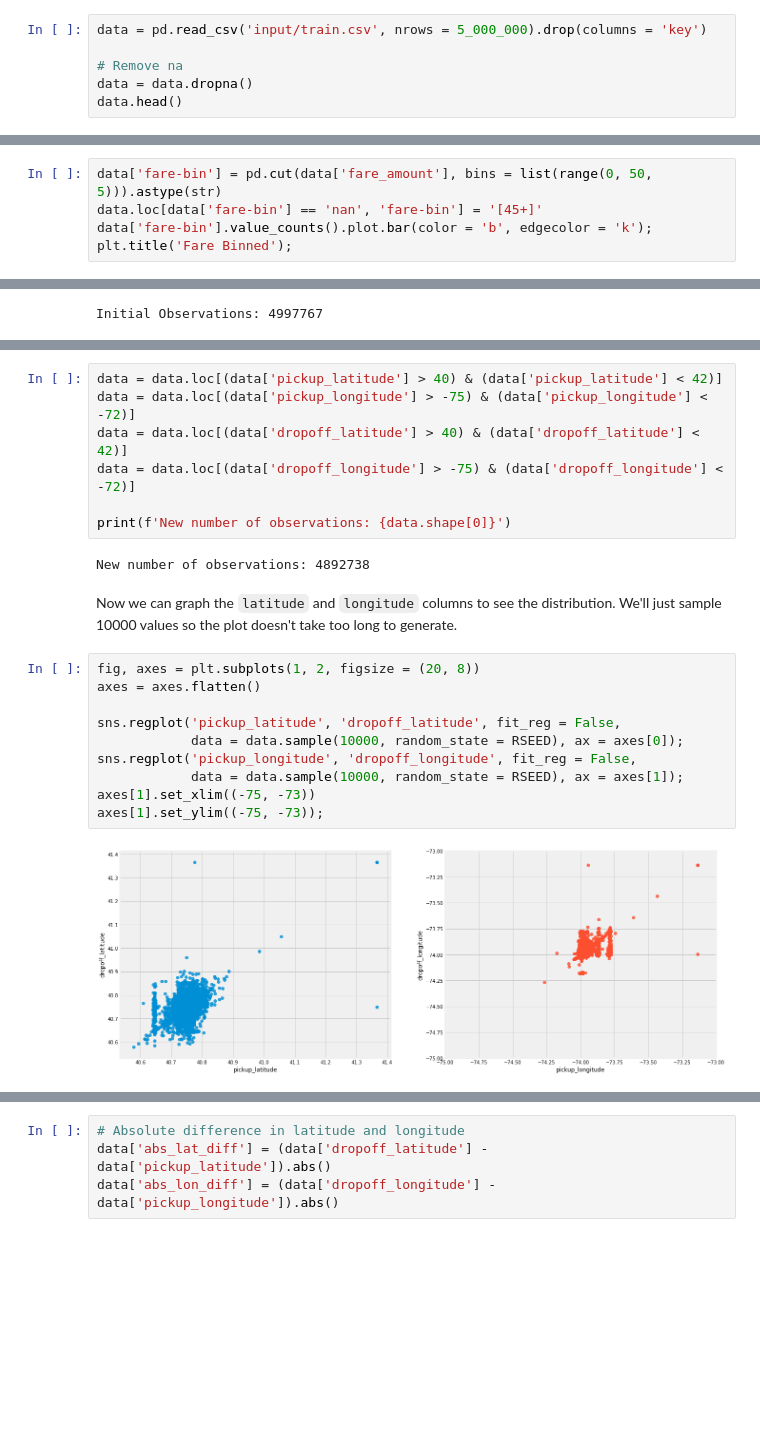
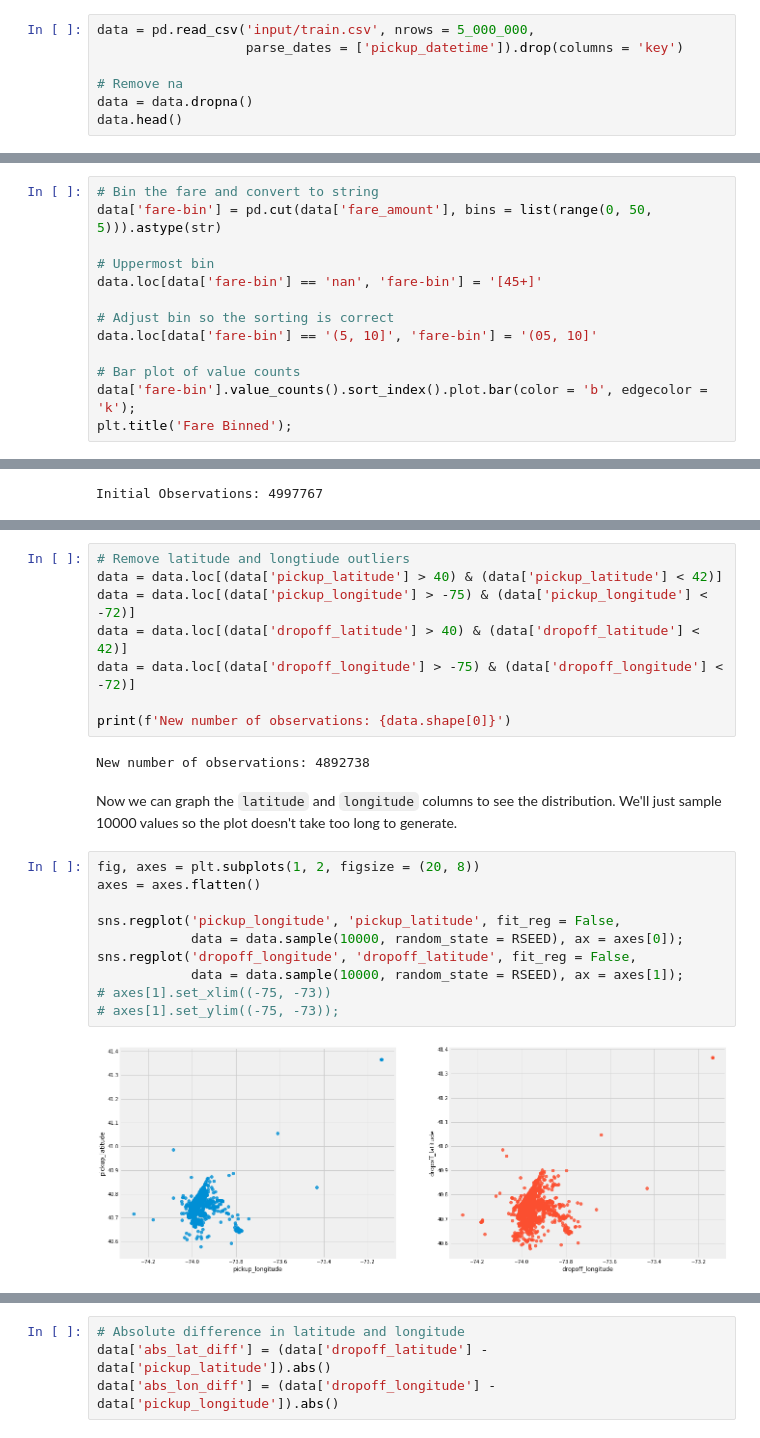
Before and after one commit to WillKoehrsen/taxi-fare, a Jupyter notebook: Start Simple.ipynb, the cells around one changed output, grey strips where cells are left out. Cells and saved outputs as stored; diff of their text form; blank space fills up the shorter version.

```diff
--- a/Start Simple.ipynb
+++ b/Start Simple.ipynb
@@ -31,7 +31,8 @@ Throughout this notebook, we will work with only 5 million rows (out of 55 milli
 
 First we'll remove any `nan` (observations with missing entries). We will also drop the `key` since it is a unique identifier and does not tell us anything about the taxi trip.
 # %%
-data = pd.read_csv('input/train.csv', nrows = 5_000_000).drop(columns = 'key')
+data = pd.read_csv('input/train.csv', nrows = 5_000_000,
+                   parse_dates = ['pickup_datetime']).drop(columns = 'key')
 
 # Remove na
 data = data.dropna()
@@ -88,8 +89,16 @@ data = data[data['fare_amount'].between(left = 0, right = 100)]
 # %% [markdown]
 For visualization purposes, I'll create a binned version of the fare.
 # %%
+# Bin the fare and convert to string
 data['fare-bin'] = pd.cut(data['fare_amount'], bins = list(range(0, 50, 5))).astype(str)
+
+# Uppermost bin
 data.loc[data['fare-bin'] == 'nan', 'fare-bin'] = '[45+]'
-data['fare-bin'].value_counts().plot.bar(color = 'b', edgecolor = 'k');
+
+# Adjust bin so the sorting is correct
+data.loc[data['fare-bin'] == '(5, 10]', 'fare-bin'] = '(05, 10]'
+
+# Bar plot of value counts
+data['fare-bin'].value_counts().sort_index().plot.bar(color = 'b', edgecolor = 'k');
 plt.title('Fare Binned');
 # %% [output]
@@ -126,4 +135,5 @@ Based on these values, we can remove outliers. Here is another potential point f
 # %%
+# Remove latitude and longtiude outliers
 data = data.loc[(data['pickup_latitude'] > 40) & (data['pickup_latitude'] < 42)]
 data = data.loc[(data['pickup_longitude'] > -75) & (data['pickup_longitude'] < -72)]
 data = data.loc[(data['dropoff_latitude'] > 40) & (data['dropoff_latitude'] < 42)]
@@ -137,12 +147,12 @@ Now we can graph the `latitude` and `longitude` columns to see the distribution.
 # %%
 fig, axes = plt.subplots(1, 2, figsize = (20, 8))
 axes = axes.flatten()
 
-sns.regplot('pickup_latitude', 'dropoff_latitude', fit_reg = False,
+sns.regplot('pickup_longitude', 'pickup_latitude', fit_reg = False,
             data = data.sample(10000, random_state = RSEED), ax = axes[0]);
-sns.regplot('pickup_longitude', 'dropoff_longitude', fit_reg = False,
+sns.regplot('dropoff_longitude', 'dropoff_latitude', fit_reg = False,
             data = data.sample(10000, random_state = RSEED), ax = axes[1]);
-axes[1].set_xlim((-75, -73))
-axes[1].set_ylim((-75, -73));
+# axes[1].set_xlim((-75, -73))
+# axes[1].set_ylim((-75, -73));
 # %% [output]
-[figure, old version]
+[figure, new version]
```
Also changed, not shown: parts of 94 cells of this notebook, 1 other file.
